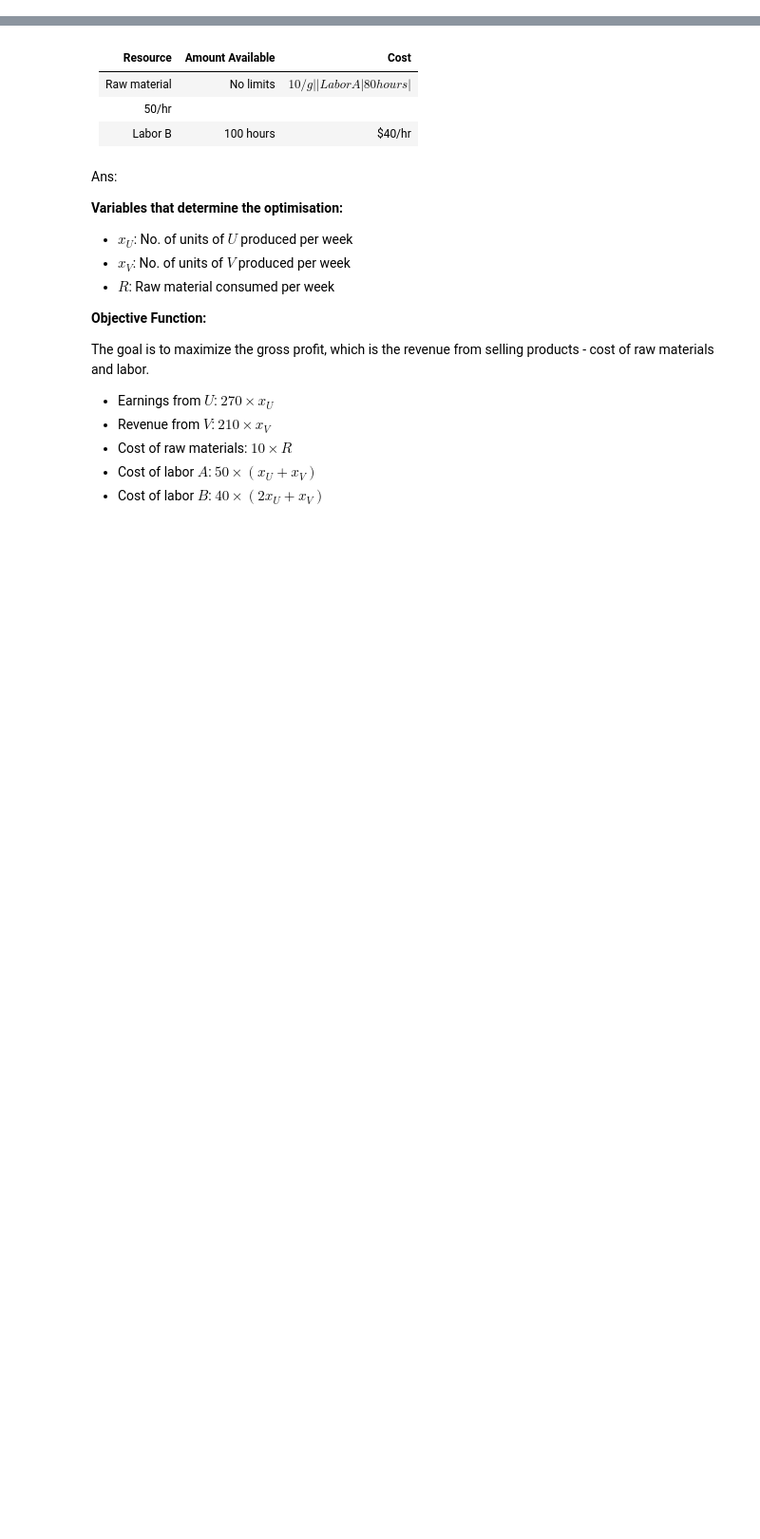
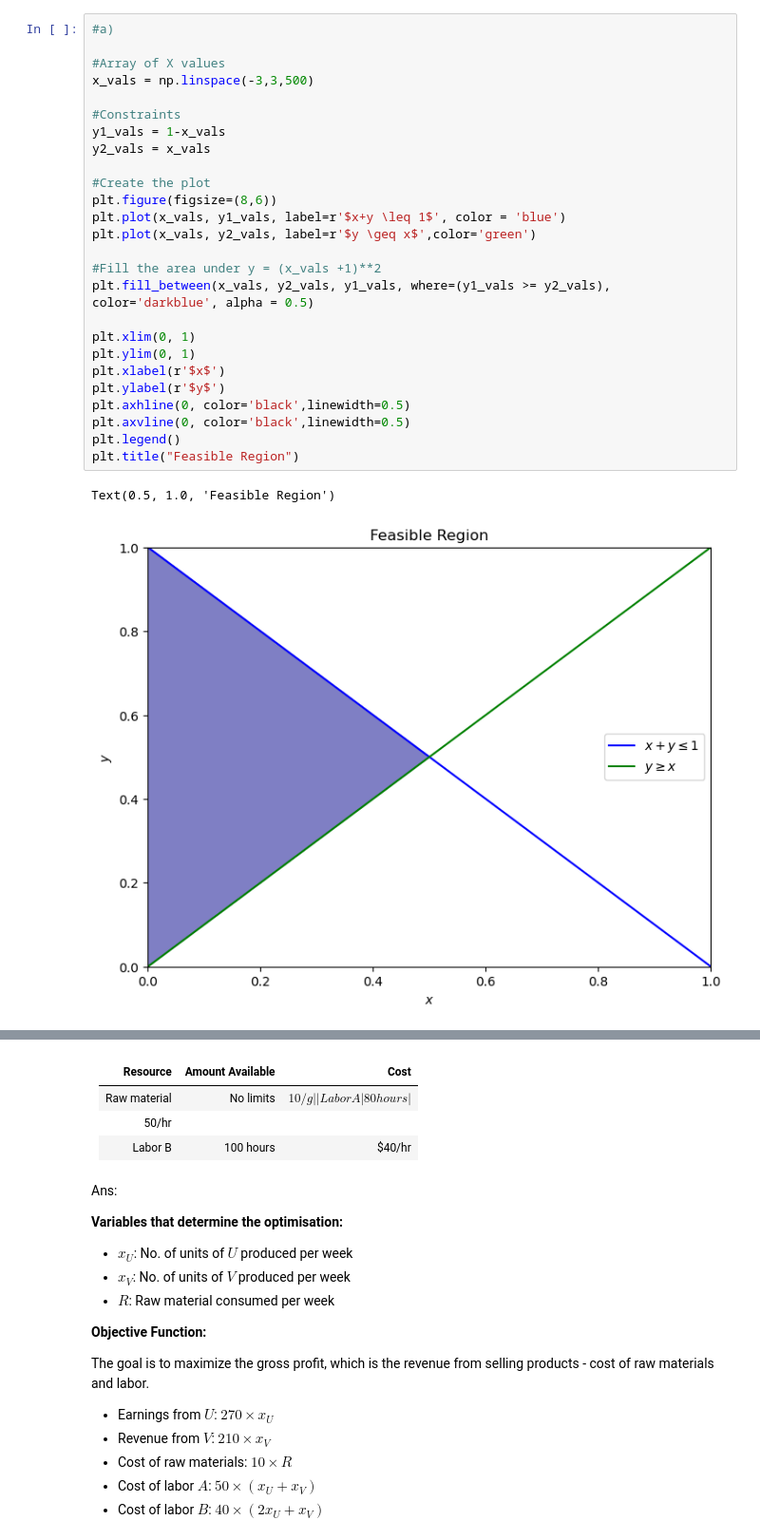
Before and after one commit to utkarshpant/6304, a Jupyter notebook: Project 1.ipynb, the cells around one changed output, grey strips where cells are left out. Shown at 95% size. Drawn from its saved outputs; the diff is of its cells as text; blank space fills up the shorter version.

```diff
--- a/Project 1.ipynb
+++ b/Project 1.ipynb
@@ -137,0 +160,29 @@ labor.
+# %%
+#a)
+
+#Array of X values
+x_vals = np.linspace(-3,3,500)
+
+#Constraints
+y1_vals = 1-x_vals
+y2_vals = x_vals
+
+#Create the plot
+plt.figure(figsize=(8,6))
+plt.plot(x_vals, y1_vals, label=r'$x+y \leq 1$', color = 'blue')
+plt.plot(x_vals, y2_vals, label=r'$y \geq x$',color='green')
+
+#Fill the area under y = (x_vals +1)**2
+plt.fill_between(x_vals, y2_vals, y1_vals, where=(y1_vals >= y2_vals), color='darkblue', alpha = 0.5)
+
+plt.xlim(0, 1)
+plt.ylim(0, 1)
+plt.xlabel(r'$x$')
+plt.ylabel(r'$y$')
+plt.axhline(0, color='black',linewidth=0.5)
+plt.axvline(0, color='black',linewidth=0.5)
+plt.legend()
+plt.title("Feasible Region")
+# %% [output]
+Text(0.5, 1.0, 'Feasible Region')
+[figure, added]
```
Also changed, not shown: parts of 34 cells of this notebook.
